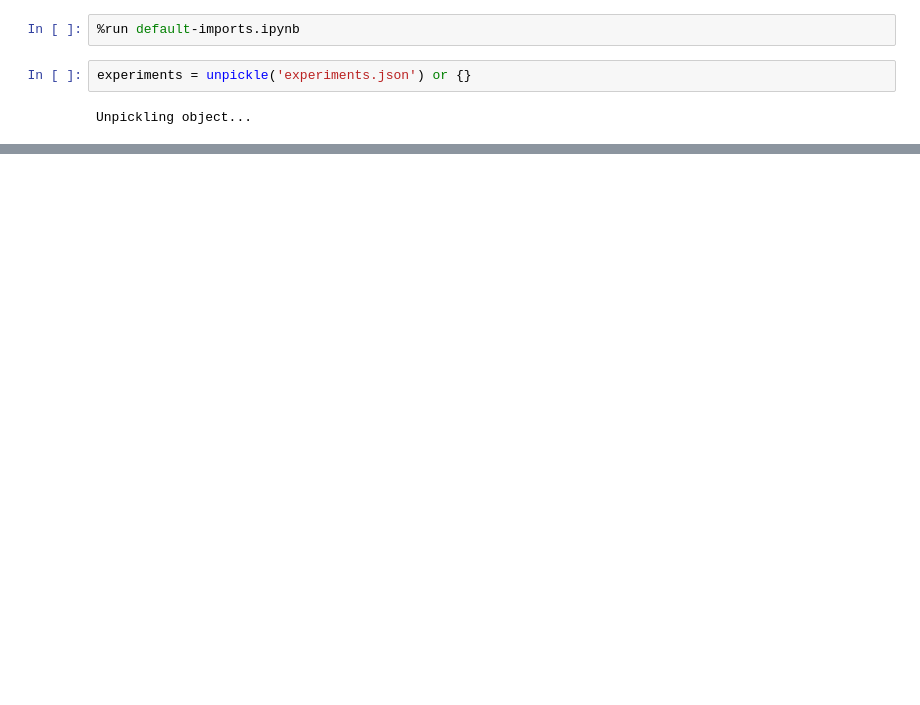
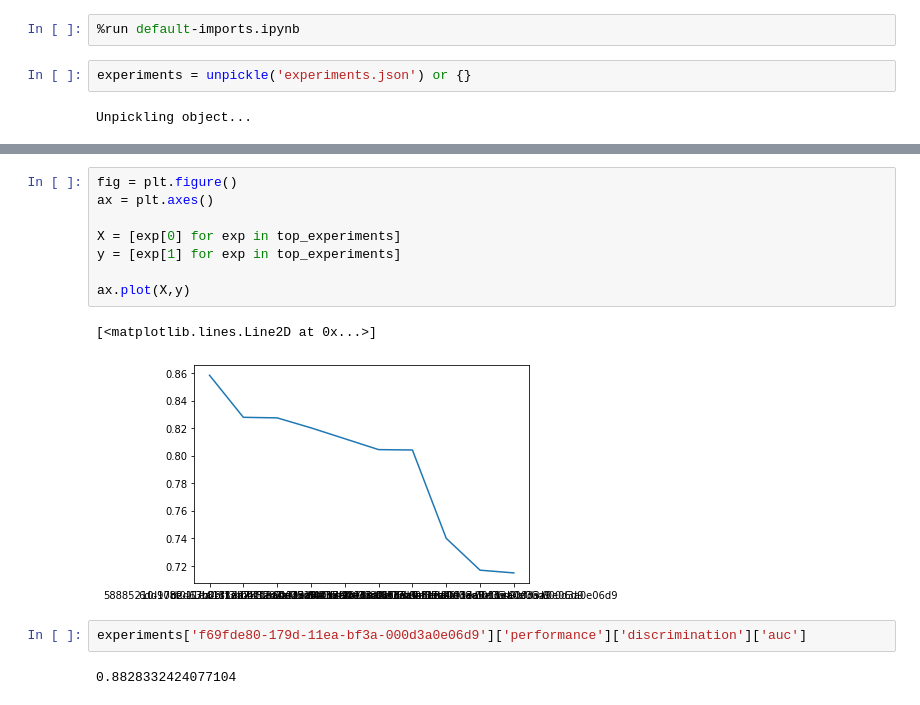
Before and after one commit to hpi-dhc/jaime, a Jupyter notebook: evaluate-experiments.ipynb, the cells around one changed output, grey strips where cells are left out. Saved outputs shown, nothing was run; the diff lists cells and outputs as text; blank space fills up the shorter version.

```diff
--- a/evaluate-experiments.ipynb
+++ b/evaluate-experiments.ipynb
@@ -32,0 +34,15 @@ experiments['6b3fd86a-1543-11ea-8127-000d3a0e06d9']['parameters']
+# %%
+fig = plt.figure()
+ax = plt.axes()
+
+X = [exp[0] for exp in top_experiments]
+y = [exp[1] for exp in top_experiments]
+
+ax.plot(X,y)
+# %% [output]
+[<matplotlib.lines.Line2D at 0x...>]
+[figure, added]
+# %%
+experiments['f69fde80-179d-11ea-bf3a-000d3a0e06d9']['performance']['discrimination']['auc']
+# %% [output]
+0.8828332424077104
```
Also changed, not shown: parts of 4 cells of this notebook, 6 other files.
